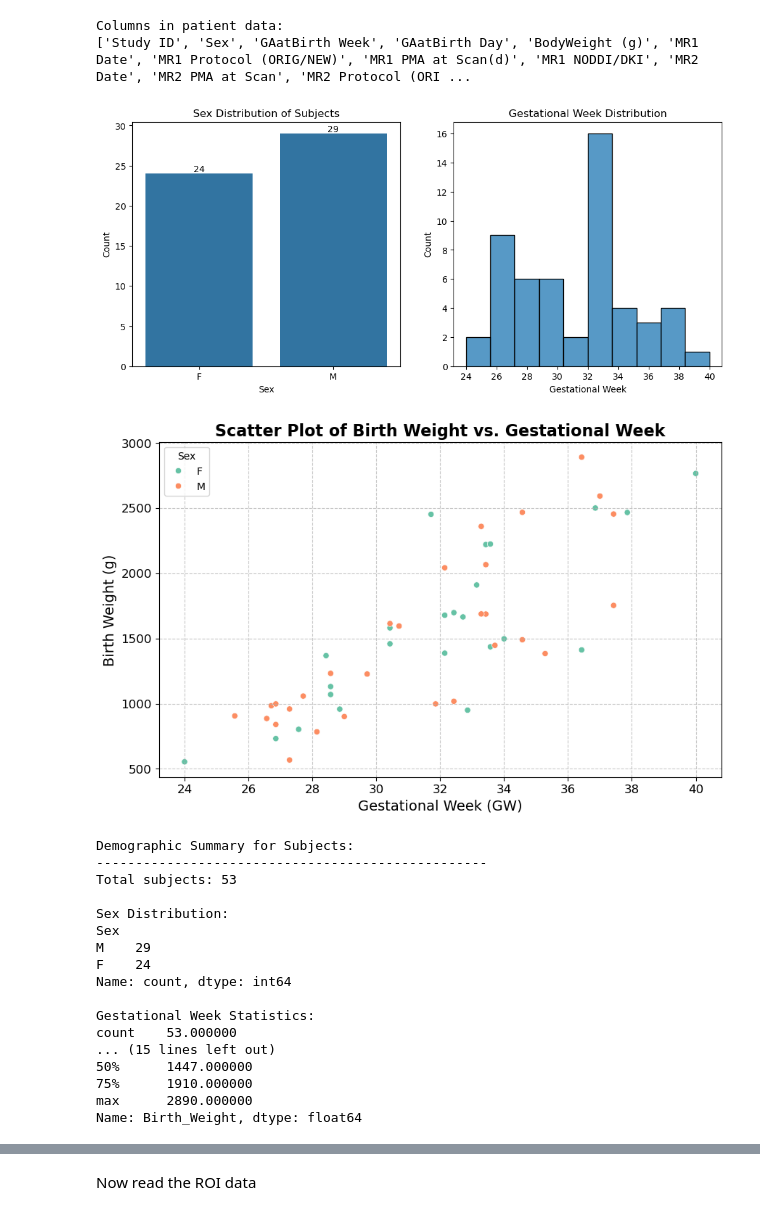
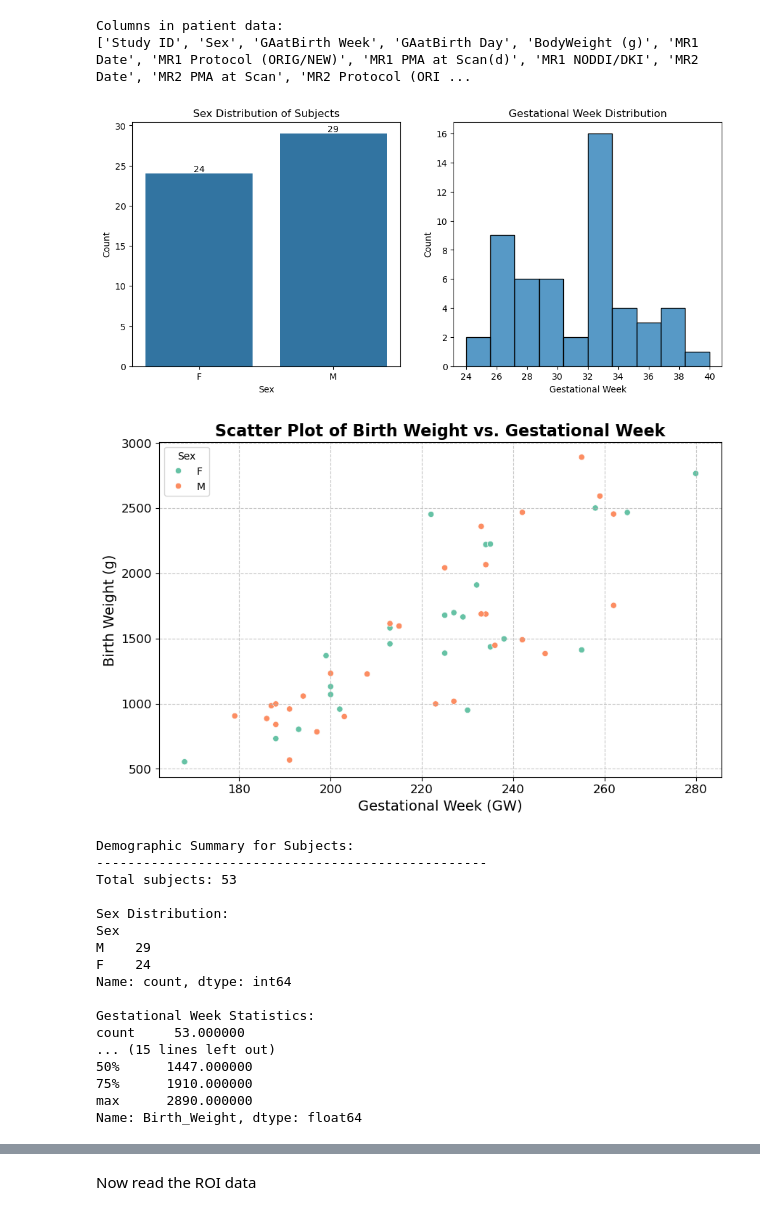
Before and after one commit to finnlennartsson/kpum_noddi, a Jupyter notebook: notebook/dmri_dtidkinoddi_analysis.ipynb, the cells around one changed output, grey strips where cells are left out. Drawn from its saved outputs; the diff is of its cells as text; code cells hidden in the pictures.

```diff
--- a/notebook/dmri_dtidkinoddi_analysis.ipynb
+++ b/notebook/dmri_dtidkinoddi_analysis.ipynb
@@ -122,8 +122,9 @@ df_clinical_demo['GAatBirth_Week'] = pd.to_numeric(df_clinical_demo['GAatBirth_W
 df_clinical_demo['GAatBirth_Day'] = pd.to_numeric(df_clinical_demo['GAatBirth_Day'], errors='coerce') # Ensure GAatBirth_Week
 df_clinical_demo['Birth_Weight'] = pd.to_numeric(df_clinical_demo['Birth_Weight'], errors='coerce') # Ensure Birth_Weight is numeric
 df_clinical_demo['PMA'] = pd.to_numeric(df_clinical_demo['PMA'], errors='coerce') # Ensure PMA is numeric
-# Add a new column for the combined gestational age (GAatBirth_Week + GAatBirth_Day / 7)
-df_clinical_demo['Combined_GA'] = df_clinical_demo['GAatBirth_Week'] + (df_clinical_demo['GAatBirth_Day'] / 7)
+# Add a new column for the combined gestational age
+#df_clinical_demo['Combined_GA'] = df_clinical_demo['GAatBirth_Week'] + (df_clinical_demo['GAatBirth_Day'] / 7)
+df_clinical_demo['Combined_GA'] = df_clinical_demo['GAatBirth_Week']*7 + (df_clinical_demo['GAatBirth_Day']) # Convert to days)
 
 # Create figure with two subplots
 fig, (ax1, ax2) = plt.subplots(1, 2, figsize=(12, 5))
@@ -152,35 +153,35 @@ df_clinical_demo_sorted = df_clinical_demo.sort_values(by=['GAatBirth_Week', 'Bi
 # Create a scatter plot of Birth Weight against Gestational Week
 plt.figure(figsize=(10, 6))
 sns.scatterplot(x="Combined_GA", y="Birth_Weight", data=df_clinical_demo_sorted, hue="Sex", palette="Set2")
 
 # Add a title and axis labels
 plt.title("Scatter Plot of Birth Weight vs. Gestational Week", fontsize=16, fontweight='bold')
 plt.xlabel("Gestational Week (GW)", fontsize=14)
 plt.ylabel("Birth Weight (g)", fontsize=14)
 
 # Customize tick parameters for better visibility
 plt.xticks(fontsize=12)
 plt.yticks(fontsize=12)
 
 # Add gridlines for better readability
 plt.grid(axis='both', linestyle='--', alpha=0.7)
 
 # Display the plot
 plt.show()
 
 # Print summary statistics
 print("\nDemographic Summary for Subjects:")
 print("-" * 50)
 print(f"Total subjects: {len(df_clinical_demo_sorted)}")
 print("\nSex Distribution:")
 print(df_clinical_demo_sorted['Sex'].value_counts())
 print("\nGestational Week Statistics:")
-print(df_clinical_demo_sorted['GAatBirth_Week'].describe())
+print(df_clinical_demo_sorted['Combined_GA'].describe())
 print("\nBirth Weigh Statistics:")
 print(df_clinical_demo_sorted['Birth_Weight'].describe())
 # %% [output]
 [figure]
-[figure, old version]
+[figure, new version]
 Demographic Summary for Subjects:
 --------------------------------------------------
 Total subjects: 53
```
Also changed, not shown: parts of 7 cells of this notebook, 1 other file.
